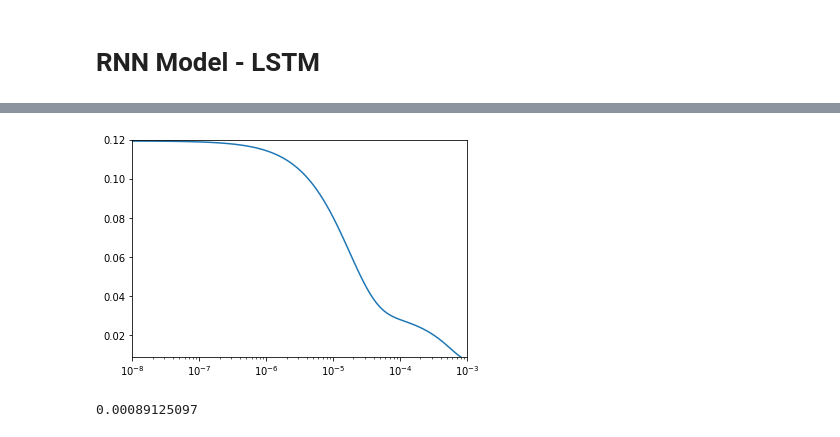
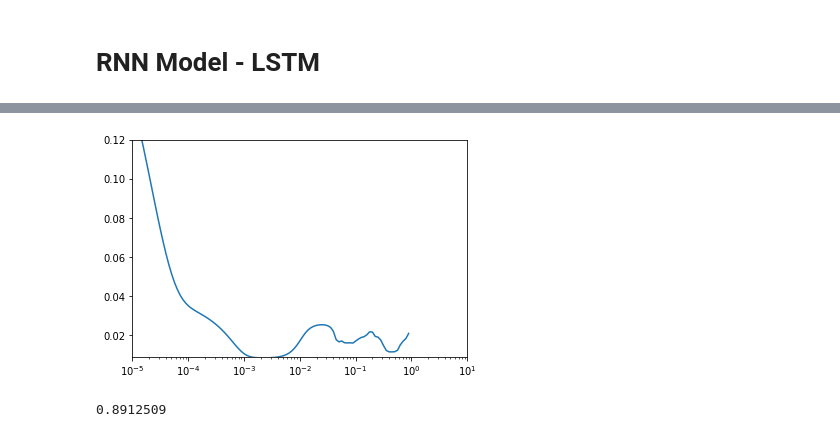
Before and after one commit to topefolorunso/NN-Based-Oil-Prediction-Model-w-Time-Series-Forecasting, a Jupyter notebook: 507_508/model.ipynb, the cells around one changed output, grey strips where cells are left out. Cells and saved outputs as stored; diff of their text form; code cells hidden in the pictures.

```diff
--- a/507_508/model.ipynb
+++ b/507_508/model.ipynb
@@ -27,7 +27,7 @@ from tensorflow.keras.layers import Dense, Input, Lambda, LSTM
 #data_file = files.upload() #for google colab
 
 #df = pd.read_excel(io.BytesIO(data_file["daily_field_data.xlsx"]), index_col="DATEPRD") #for google colab
-df = pd.read_excel("daily_field_data.xlsx", index_col="DATEPRD") #for local IDE
+df = pd.read_excel("consolidated_field_data.xlsx", index_col="DATE") #for local IDE
 
 date = df.index
 
@@ -466,0 +649,26 @@ Trainable params: 431
+# %%
+refresh()
+
+window_size = 30
+
+gas_train_set = window_dataset(gas_train, window_size)
+gas_valid_set = window_dataset(gas_valid, window_size)
+
+model = Sequential([
+            Dense(10, activation="relu", input_shape=[window_size]),
+            Dense(10, activation="relu"),
+            Dense(1)
+        ])
+
+optimizer = keras.optimizers.SGD(learning_rate=1e-3, momentum=0.9)
+
+model.compile(loss=keras.losses.Huber(),
+              optimizer=optimizer,
+              metrics=["mae"])
+
+early_stopping = EarlyStopping(patience=10)
+
+model.fit(gas_train_set,
+          epochs=500,
+          validation_data=gas_valid_set,
+          callbacks=[early_stopping])
@@ -481,24 +735,23 @@ refresh()
 
 window_size = 30
 
-train_set = sequential_window_dataset(x_train, window_size)
+oil_train_set = sequential_window_dataset(oil_train, window_size)
 
 model = Sequential([
 
         LSTM(100, return_sequences=True, stateful=True, batch_input_shape=[1, None, 1]),
         LSTM(100, return_sequences=True, stateful=True),
         Dense(1)
-        #Lambda(lambda x: x * 200.0)
 
         ])
 
-learning_rate_schedule = LearningRateScheduler(lambda epoch: 1e-8 * 10**(epoch / 20))
+learning_rate_schedule = LearningRateScheduler(lambda epoch: 1e-5 * 10**(epoch / 20))
 reset_states = ResetStatesCallback()
 
-optimizer = keras.optimizers.SGD(learning_rate=1e-8, momentum=0.9)
+optimizer = keras.optimizers.SGD(learning_rate=1e-4, momentum=0.9)
 
 model.compile(loss=keras.losses.Huber(), optimizer=optimizer, metrics=["mae"])
 
-history = model.fit(train_set, epochs=100, callbacks=[learning_rate_schedule, reset_states])
+history = model.fit(oil_train_set, epochs=100, callbacks=[learning_rate_schedule, reset_states])
 # %% [output]
 Epoch 1/100
@@ -521,12 +774,12 @@ Epoch 100/100
 # %%
 plt.semilogx(history.history["lr"], history.history["loss"])
-plt.axis([1e-8, 1e-3, 0.009, 0.12])
+plt.axis([1e-5, 10, 0.009, 0.12])
 plt.show()
 
 max(history.history["lr"])
 # %% [output]
-[figure, old version]
+[figure, new version]
-0.00089125097
+0.8912509
 # %%
 refresh()
 
```
Also changed, not shown: parts of 62 cells of this notebook, 11 other files.
